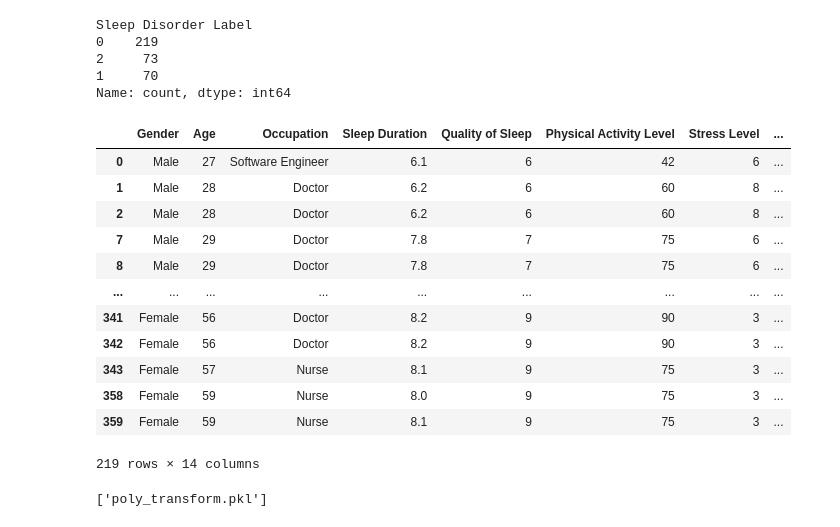
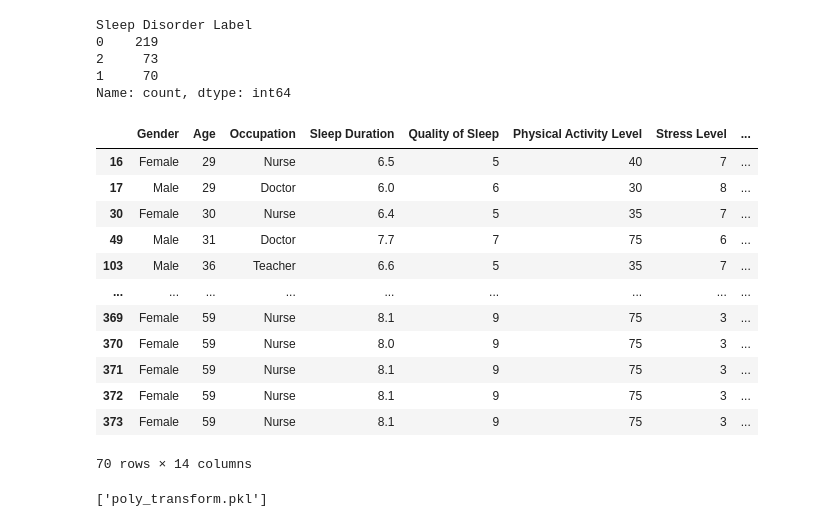
Before and after one commit to ArthurHastings/SleepHealthLifestyle, a Jupyter notebook: temp.ipynb, the cells around one changed output. Saved outputs shown, nothing was run; the diff lists cells and outputs as text; code cells hidden in the pictures.

```diff
--- a/temp.ipynb
+++ b/temp.ipynb
@@ -627,21 +647,21 @@ Sleep Disorder Label
 1     70
 Name: count, dtype: int64
 # %%
-data[data["Sleep Disorder Label"] == 0]
+data[data["Sleep Disorder Label"] == 1]
 # %% [output]
 |  | Gender | Age | Occupation | Sleep Duration | Quality of Sleep | Physical Activity Level | Stress Level | ... |
-| 0 | Male | 27 | Software Engineer | 6.1 | 6 | 42 | 6 | ... |
-| 1 | Male | 28 | Doctor | 6.2 | 6 | 60 | 8 | ... |
-| 2 | Male | 28 | Doctor | 6.2 | 6 | 60 | 8 | ... |
-| 7 | Male | 29 | Doctor | 7.8 | 7 | 75 | 6 | ... |
-| 8 | Male | 29 | Doctor | 7.8 | 7 | 75 | 6 | ... |
+| 16 | Female | 29 | Nurse | 6.5 | 5 | 40 | 7 | ... |
+| 17 | Male | 29 | Doctor | 6.0 | 6 | 30 | 8 | ... |
+| 30 | Female | 30 | Nurse | 6.4 | 5 | 35 | 7 | ... |
+| 49 | Male | 31 | Doctor | 7.7 | 7 | 75 | 6 | ... |
+| 103 | Male | 36 | Teacher | 6.6 | 5 | 35 | 7 | ... |
 | ... | ... | ... | ... | ... | ... | ... | ... | ... |
-| 341 | Female | 56 | Doctor | 8.2 | 9 | 90 | 3 | ... |
-| 342 | Female | 56 | Doctor | 8.2 | 9 | 90 | 3 | ... |
-| 343 | Female | 57 | Nurse | 8.1 | 9 | 75 | 3 | ... |
-| 358 | Female | 59 | Nurse | 8.0 | 9 | 75 | 3 | ... |
-| 359 | Female | 59 | Nurse | 8.1 | 9 | 75 | 3 | ... |
+| 369 | Female | 59 | Nurse | 8.1 | 9 | 75 | 3 | ... |
+| 370 | Female | 59 | Nurse | 8.0 | 9 | 75 | 3 | ... |
+| 371 | Female | 59 | Nurse | 8.1 | 9 | 75 | 3 | ... |
+| 372 | Female | 59 | Nurse | 8.1 | 9 | 75 | 3 | ... |
+| 373 | Female | 59 | Nurse | 8.1 | 9 | 75 | 3 | ... |
-219 rows × 14 columns
+70 rows × 14 columns
 # %%
 joblib.dump(model5, "trained_model.pkl")
 joblib.dump(poly_conv, "poly_transform.pkl")
```
Also changed, not shown: parts of 4 cells of this notebook, 1 other file.
